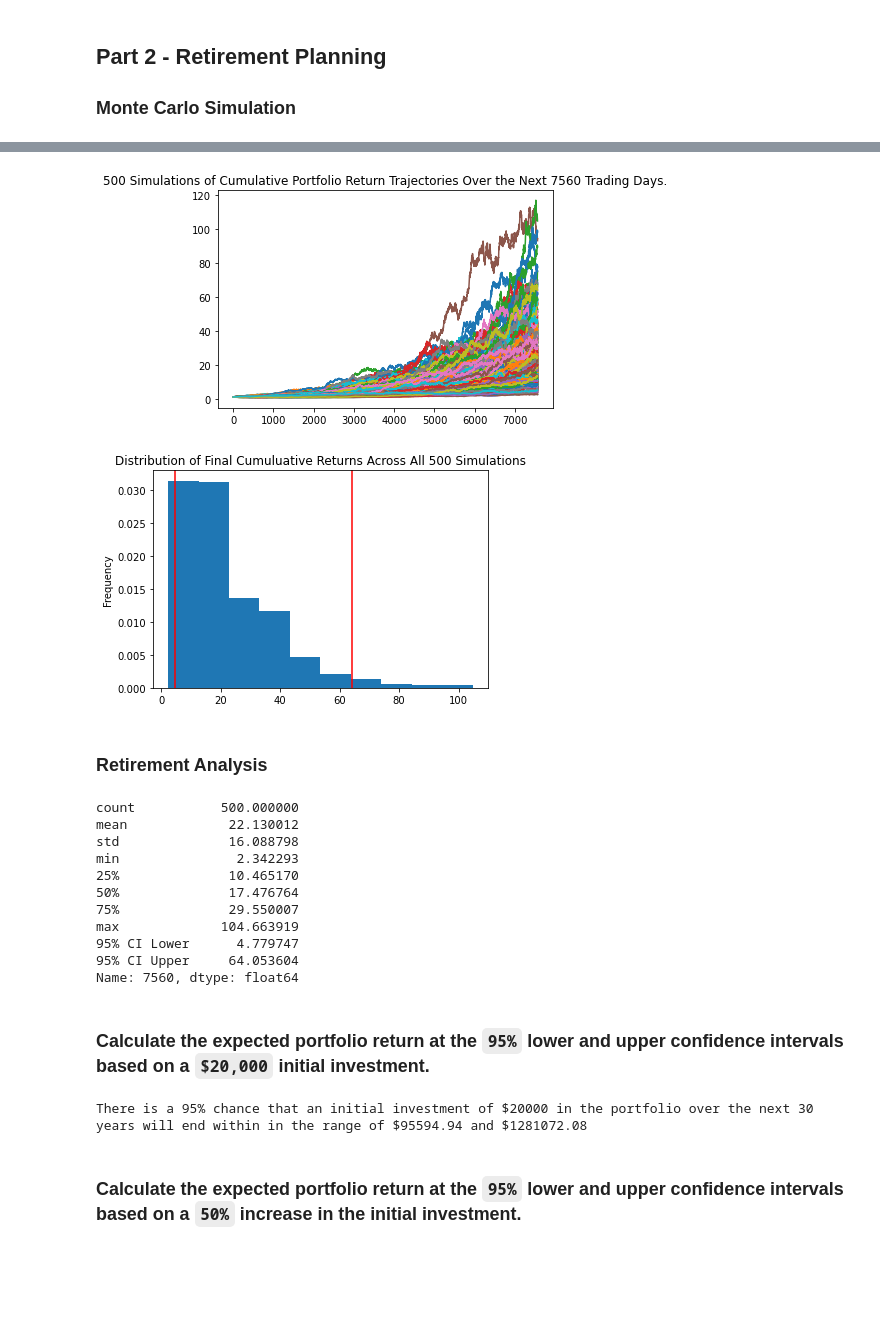
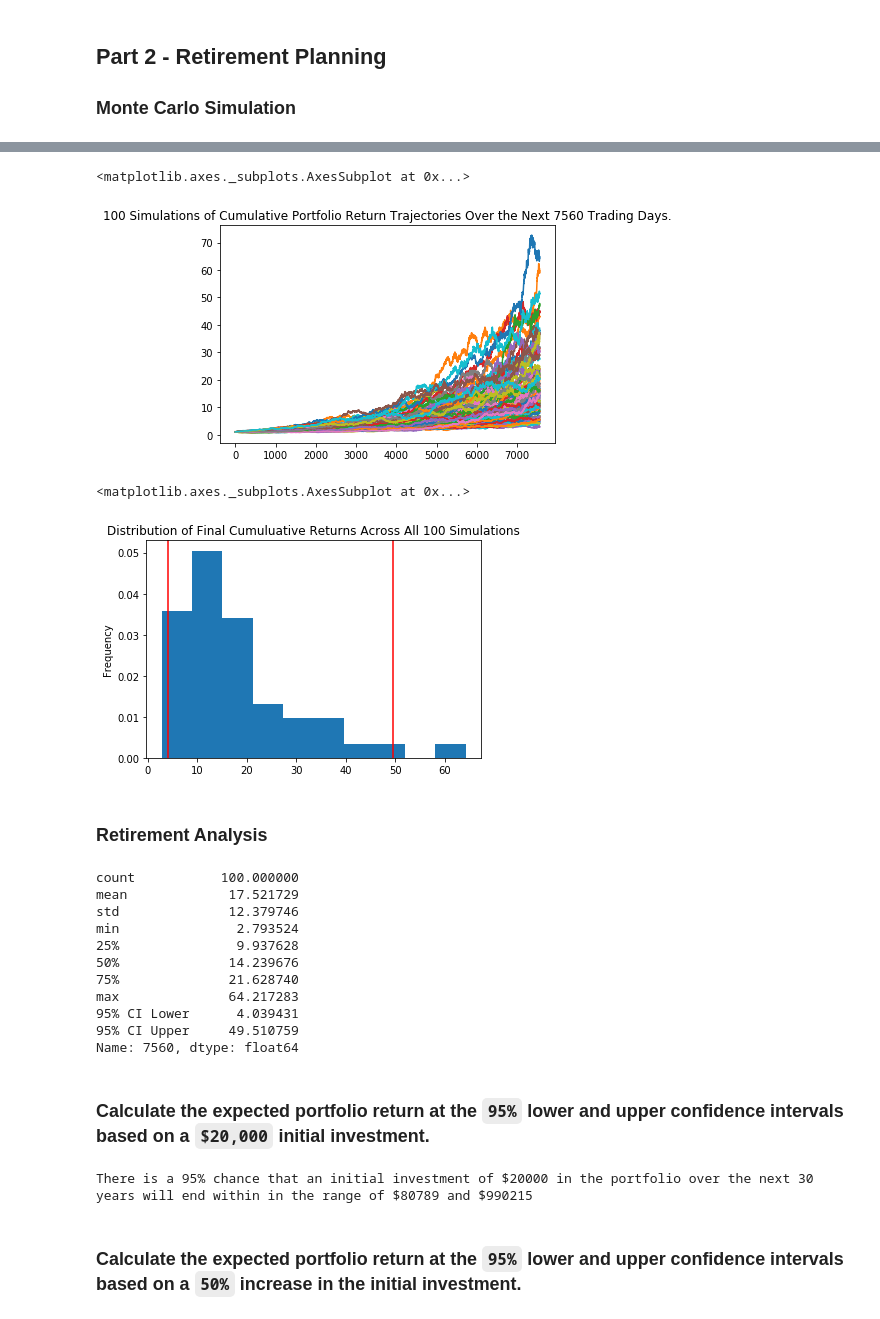
Before and after one commit to Angelboy-commercial/Python-Homework, a Jupyter notebook: API/financial-planner.ipynb, the cells around one changed output, grey strips where cells are left out. Drawn from its saved outputs; the diff is of its cells as text; code cells hidden in the pictures; blank space fills up the shorter version.

```diff
--- a/API/financial-planner.ipynb
+++ b/API/financial-planner.ipynb
@@ -148,15 +146,14 @@ Congratulations! You have enough money in your emergency fund.
 # %%
 # Set start and end dates of five years back from today.
 # Sample results may vary from the solution based on the time frame chosen
-start_date_mc = pd.Timestamp('2016-05-01', tz='America/New_York').isoformat()
-end_date_mc = pd.Timestamp('2021-05-01', tz='America/New_York').isoformat()
+start_date_mc = pd.Timestamp('2017-03-01', tz='America/New_York').isoformat()
+end_date_mc = pd.Timestamp('2022-03-01', tz='America/New_York').isoformat()
 # %%
 # Get 5 years' worth of historical data for SPY and AGG
 # (use a limit=1000 parameter to call the most recent 1000 days of data)
-tickers_ = ['SPY', "AGG"]
-MC_df = alpaca_api.get_bars(tickers_, timeframe, start=start_date_mc, end=end_date_mc,limit=1000).df
-
-
+AGG_df = alpaca_api.get_bars("AGG", timeframe, start=start_date_mc, end=end_date_mc,limit=1000).df
+SPY_df = alpaca_api.get_bars("SPY", timeframe, start=start_date_mc, end=end_date_mc,limit=1000).df
+MC_df = pd.concat([AGG_df, SPY_df],axis = 1, keys = ["AGG", "SPY"])
 # Display sample data
 MC_df
 # %% [output]
@@ -170,0 +175,4 @@ MC_df
+# %%
+# Configuring a Monte Carlo simulation to forecast 30 years cumulative returns
+weight = [.4,.6]
+MC_30year = MCSimulation(MC_df,weights=weight, num_simulation=100, num_trading_days=252 * 30)
@@ -220,32 +209,34 @@ Running Monte Carlo simulation number 490.
 # %%
 # Plot simulation outcomes
-# YOUR CODE HERE!
+MC_30year.plot_simulation()
 # %% [output]
+<matplotlib.axes._subplots.AxesSubplot at 0x...>
-[figure, old version]
+[figure, new version]
 # %%
 # Plot probability distribution and confidence intervals
-# YOUR CODE HERE!
+MC_30year.plot_distribution()
 # %% [output]
+<matplotlib.axes._subplots.AxesSubplot at 0x...>
-[figure, old version]
+[figure, new version]
 # %% [markdown]
 ### Retirement Analysis
 # %%
 # Fetch summary statistics from the Monte Carlo simulation results
-# YOUR CODE HERE!
+summary_30 = MC_30year.summarize_cumulative_return()
 
 # Print summary statistics
-# YOUR CODE HERE!
+print(summary_30)
 # %% [output]
-count           500.000000
-mean             22.130012
-std              16.088798
-min               2.342293
-25%              10.465170
-50%              17.476764
-75%              29.550007
-max             104.663919
-95% CI Lower      4.779747
-95% CI Upper     64.053604
+count           100.000000
+mean             17.521729
+std              12.379746
+min               2.793524
+25%               9.937628
+50%              14.239676
+75%              21.628740
+max              64.217283
+95% CI Lower      4.039431
+95% CI Upper     49.510759
 Name: 7560, dtype: float64
 # %% [markdown]
 ### Calculate the expected portfolio return at the `95%` lower and upper confidence intervals based on a `$20,000` initial investment.
@@ -254,14 +245,14 @@ Name: 7560, dtype: float64
 initial_investment = 20000
 
 # Use the lower and upper `95%` confidence intervals to calculate the range of the possible outcomes of our $20,000
-# YOUR CODE HERE!
-
+lower_95 = round(summary_30[8] * initial_investment)
+upper_95 = round(summary_30[9] * initial_investment)
 # Print results
 print(f"There is a 95% chance that an initial investment of ${initial_investment} in the portfolio"
       f" over the next 30 years will end within in the range of"
-      f" ${ci_lower} and ${ci_upper}")
+      f" ${lower_95} and ${upper_95}")
 # %% [output]
-There is a 95% chance that an initial investment of $20000 in the portfolio over the next 30 years will end within in the range of $95594.94 and $1281072.08
+There is a 95% chance that an initial investment of $20000 in the portfolio over the next 30 years will end within in the range of $80789 and $990215
 # %% [markdown]
 ### Calculate the expected portfolio return at the `95%` lower and upper confidence intervals based on a `50%` increase in the initial investment.
 # %%
```
Also changed, not shown: parts of 14 cells of this notebook.
